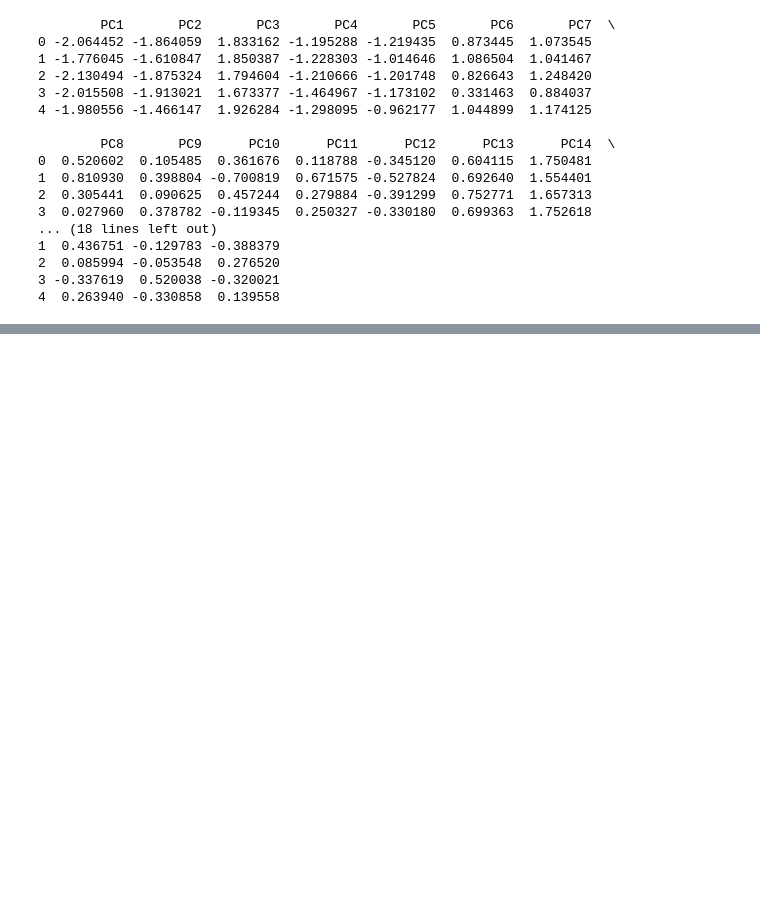
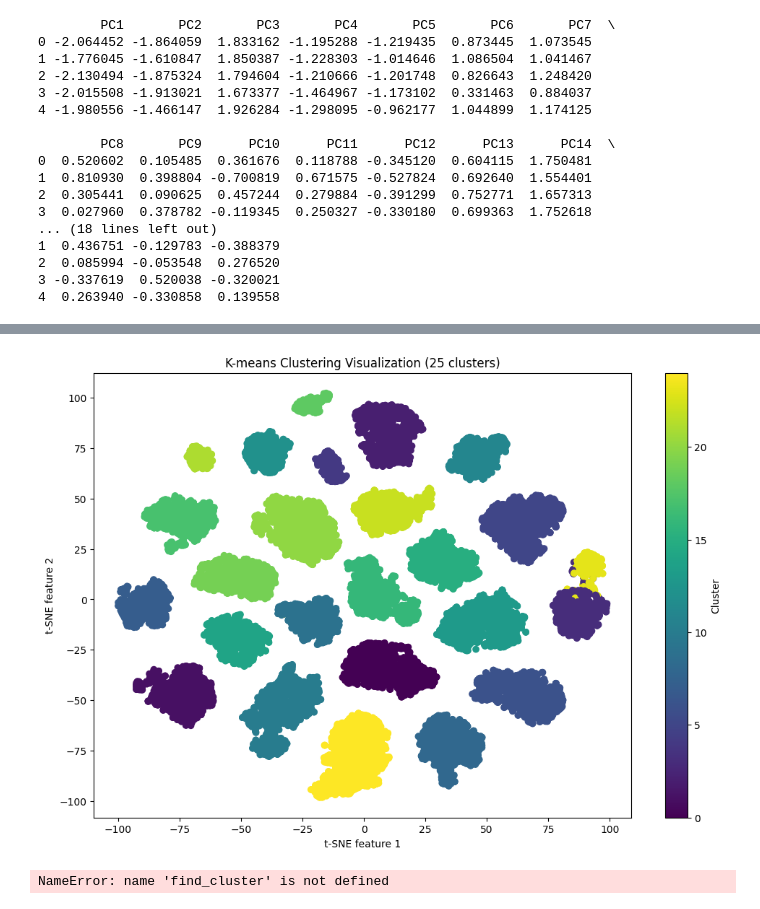
Before and after one commit to ebeltyukova/PCA_for_Spotify_Recs, a Jupyter notebook: cogs-118b.ipynb, the cells around one changed output, grey strips where cells are left out. Saved outputs shown, nothing was run; the diff lists cells and outputs as text; code cells hidden in the pictures; blank space fills up the shorter version.

```diff
--- a/cogs-118b.ipynb
+++ b/cogs-118b.ipynb
@@ -365,0 +459,2 @@ print(pca_reduced_df.head())
+# %%
+pca_reduced_df['Cluster'] = cluster_labels
@@ -365,0 +503,19 @@ print(pca_reduced_df.head())
+# %%
+from sklearn.manifold import TSNE
+
+# t-Distributed Stochastic Neighbor Embedding to reduce dimensions so I can graph as a scatterplot
+
+tsne = TSNE(n_components=2, random_state=42)
+tsne_results = tsne.fit_transform(pca_reduced_df.iloc[:, :31])
+# %%
+import matplotlib.pyplot as plt
+
+plt.figure(figsize=(12, 8))
+scatter = plt.scatter(tsne_results[:, 0], tsne_results[:, 1], c=cluster_labels, cmap='viridis')
+plt.title('K-means Clustering Visualization (25 clusters)')
+plt.xlabel('t-SNE feature 1')
+plt.ylabel('t-SNE feature 2')
+plt.colorbar(scatter, label='Cluster')
+plt.show()
+# %% [output]
+[figure, added]
@@ -365,0 +558,4 @@ print(pca_reduced_df.head())
+# %%
+recommend_songs()
+# %% [output]
+NameError: name 'find_cluster' is not defined
```
Also changed, not shown: parts of 19 cells of this notebook.
